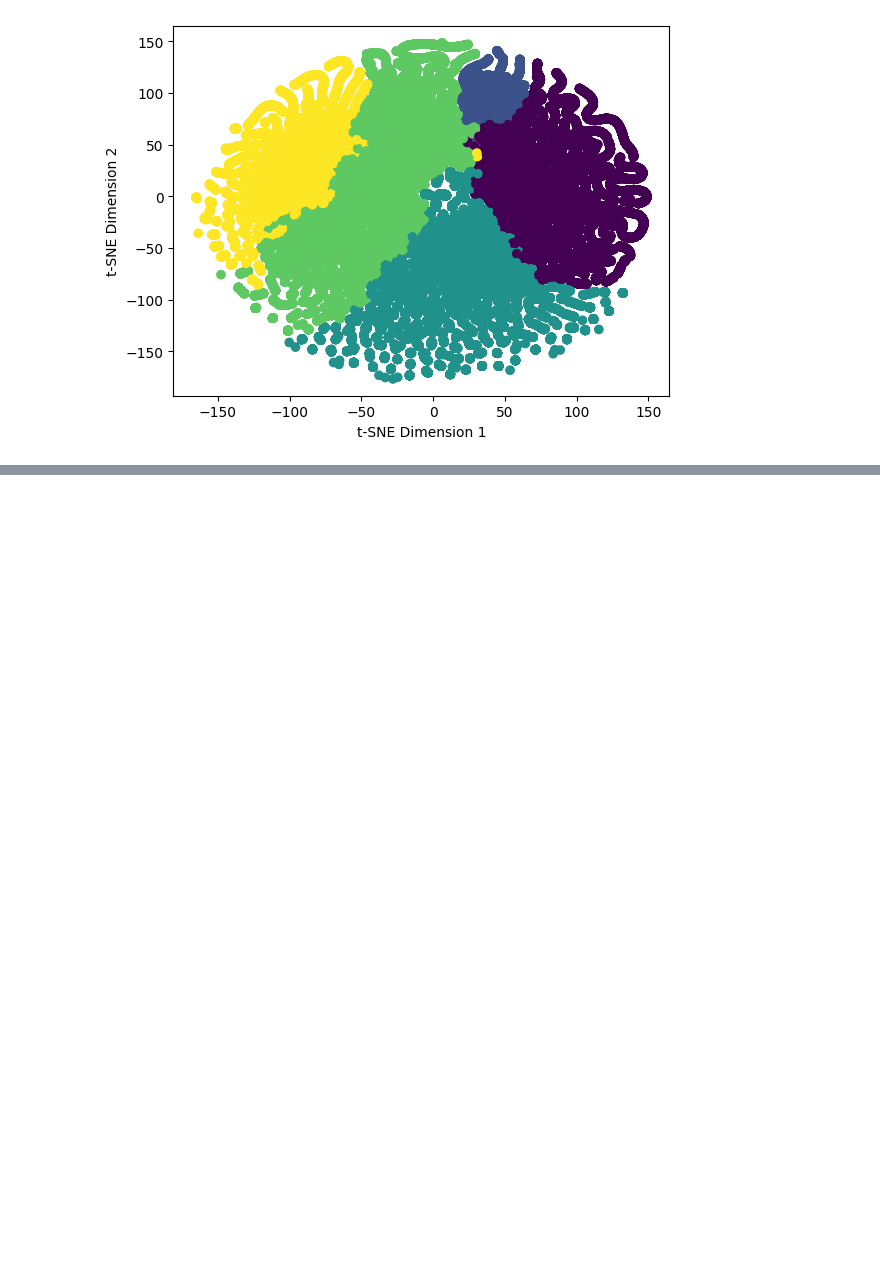
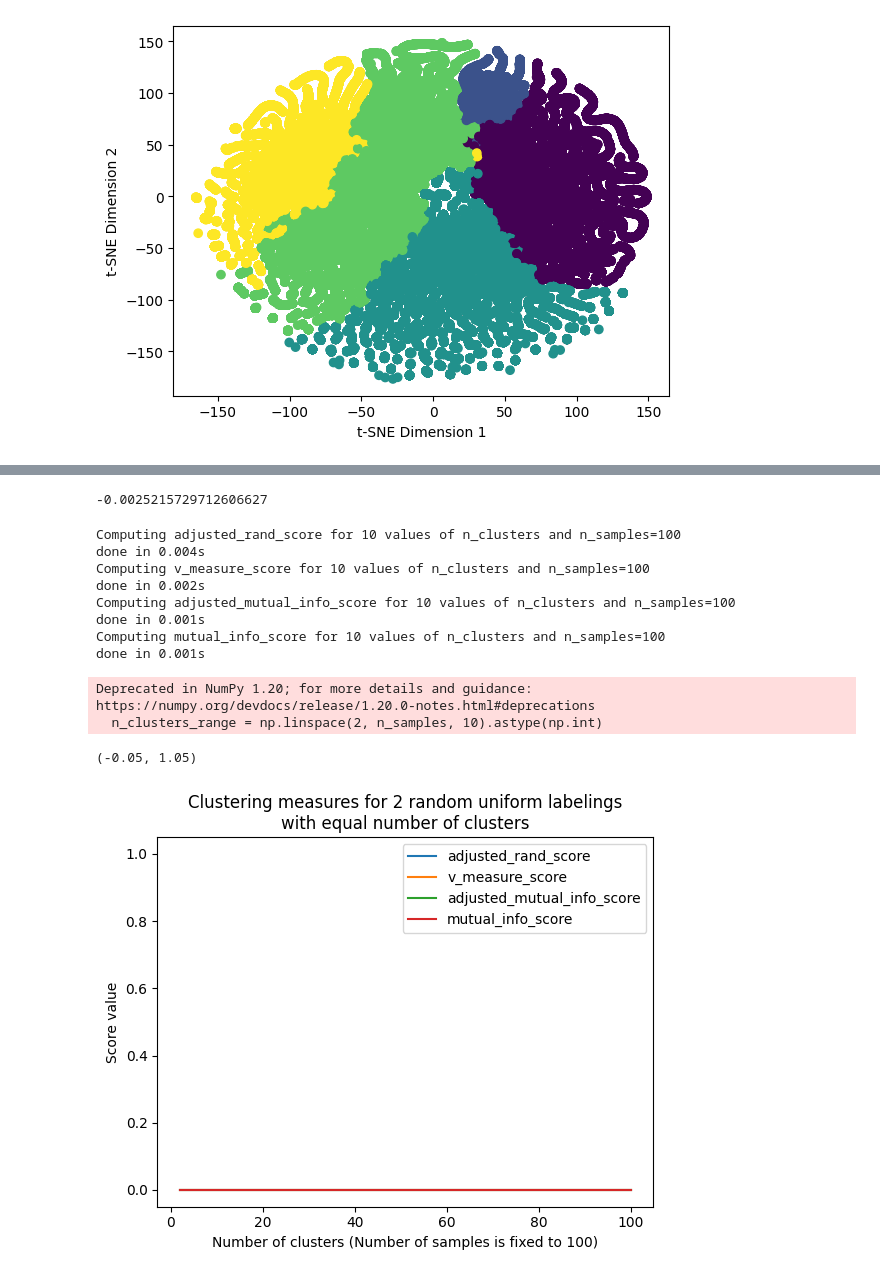
Before and after one commit to kamelben9/Brief-Clustering, a Jupyter notebook: k_prototype.ipynb, the cells around one changed output, grey strips where cells are left out. Cells and saved outputs as stored; diff of their text form; code cells hidden in the pictures; blank space fills up the shorter version.

```diff
--- a/k_prototype.ipynb
+++ b/k_prototype.ipynb
@@ -185,0 +204,3 @@ data.to_csv("df_cluster_test.csv")
+# %%
+data= data[['customer_unique_id', 'freight_value', 'review_score', 'score_freq',
+       'score_rec', 'score_montant', 'customer_city', 'categorie_regroupee']]
@@ -185,0 +280,5 @@ data.to_csv("df_cluster_test.csv")
+# %%
+
+adjusted_rand_score(clusters1, clusters2)
+# %% [output]
+-0.0025215729712606627
@@ -185,0 +341,46 @@ data.to_csv("df_cluster_test.csv")
+# %%
+score_funcs = [
+    metrics.adjusted_rand_score,
+    metrics.v_measure_score,
+    metrics.adjusted_mutual_info_score,
+    metrics.mutual_info_score,
+]
+
+# 2 independent random clusterings with equal cluster number
+
+n_samples = 100
+n_clusters_range = np.linspace(2, n_samples, 10).astype(np.int)
+
+plt.figure(1)
+plots = []
+names = []
+for score_func in score_funcs:
+    print("Computing %s for %d values of n_clusters and n_samples=%d"
+          % (score_func.__name__, len(n_clusters_range), n_samples))
+
+    t0 = time()
+    scores = uniform_labelings_scores(score_func, n_samples, n_clusters_range)
+    print("done in %0.3fs" % (time() - t0))
+    plots.append(plt.errorbar(
+        n_clusters_range, np.median(scores, axis=1), scores.std(axis=1))[0])
+    names.append(score_func.__name__)
+
+plt.title("Clustering measures for 2 random uniform labelings\n"
+          "with equal number of clusters")
+plt.xlabel('Number of clusters (Number of samples is fixed to %d)' % n_samples)
+plt.ylabel('Score value')
+plt.legend(plots, names)
+plt.ylim(ymin=-0.05, ymax=1.05)
+# %% [output]
+Computing adjusted_rand_score for 10 values of n_clusters and n_samples=100
+done in 0.004s
+Computing v_measure_score for 10 values of n_clusters and n_samples=100
+done in 0.002s
+Computing adjusted_mutual_info_score for 10 values of n_clusters and n_samples=100
+done in 0.001s
+Computing mutual_info_score for 10 values of n_clusters and n_samples=100
+done in 0.001s
+Deprecated in NumPy 1.20; for more details and guidance: https://numpy.org/devdocs/release/1.20.0-notes.html#deprecations
+  n_clusters_range = np.linspace(2, n_samples, 10).astype(np.int)
+(-0.05, 1.05)
+[figure, added]
```
Also changed, not shown: parts of 9 cells of this notebook, 1 other file.
